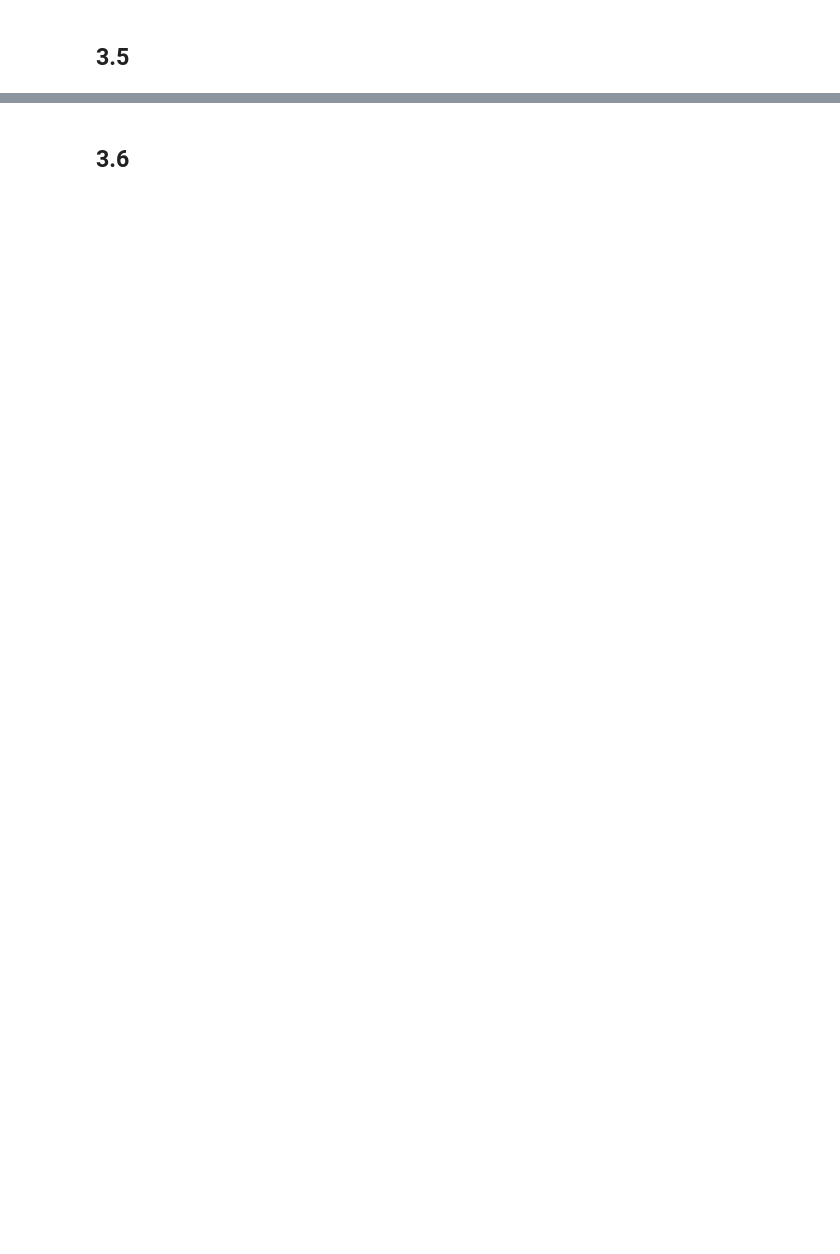
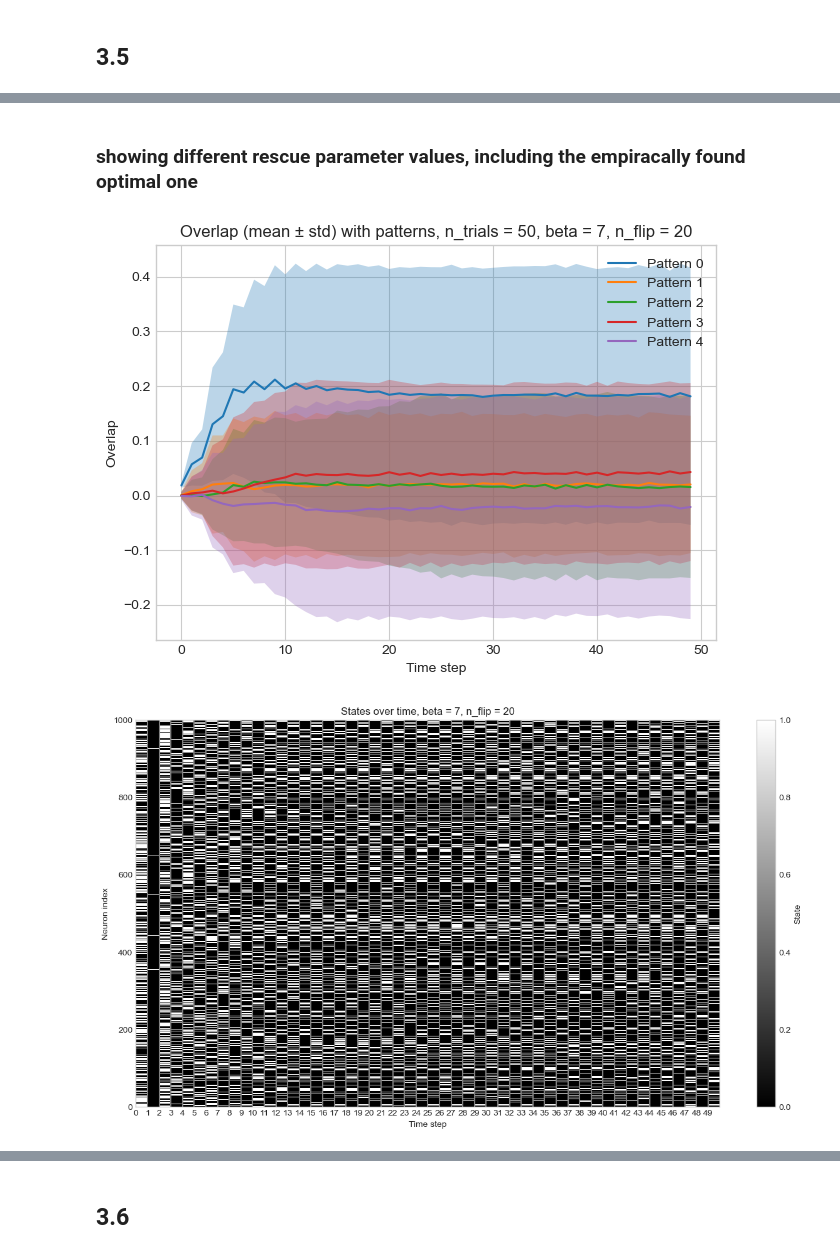
Before and after one commit to seb2o/Biological-Hopfield-Model, a Jupyter notebook: ex3_seb.ipynb, the cells around one changed output, grey strips where cells are left out. Saved outputs shown, nothing was run; the diff lists cells and outputs as text; code cells hidden in the pictures; blank space fills up the shorter version.

```diff
--- a/ex3_seb.ipynb
+++ b/ex3_seb.ipynb
@@ -290,0 +251,69 @@ plt.show()
+# %% [markdown]
+### showing different rescue parameter values, including the empiracally found optimal one
+# %%
+NETWORK_DIM = 1000
+N_PATTERNS = 5
+T = 50
+BETA = 7
+N_FLIPS = [20, 225, 400]
+N_TRIALS = 50  # Number of trials per n_flip condition
+
+for n_flip in N_FLIPS:
+    trial_overlaps = []
+
+    for _ in range(N_TRIALS):
+
+        states = [] #here because I only want to save one trial for the state plot
+
+        patterns = utils.get_n_binary_patterns(n_patterns=N_PATTERNS, pattern_dim=NETWORK_DIM)
+        weights = utils.get_weights(patterns)
+
+        cs = patterns[0].copy()
+        indices = np.random.choice(NETWORK_DIM, n_flip, replace=False)
+        cs[indices] = -cs[indices]
+        cs = (cs + 1) / 2
+
+        overlaps = []
+        for t in range(T):
+            states.append(cs.copy())
+            cs = utils.compute_next_state_stochastic_refractory(cs, weights, BETA)
+            overlaps_t = [utils.overlap_stochastic(cs, patterns[i]) for i in range(len(patterns))]
+            overlaps.append(overlaps_t)
+
+        trial_overlaps.append(overlaps)
+
+    states = np.array(states).T
+    trial_overlaps = np.array(trial_overlaps)  # Shape: (n_trials, T, N_PATTERNS)
+    mean_overlaps = trial_overlaps.mean(axis=0).T  # Shape: (N_PATTERNS, T)
+    std_overlaps = trial_overlaps.std(axis=0).T   # Shape: (N_PATTERNS, T)
+
+    # plot the state-patterns overlaps over time
+    plt.figure()
+    for i in range(N_PATTERNS):
+        plt.plot(mean_overlaps[i], label=f'Pattern {i}')
+        plt.fill_between(
+            range(T),
+            mean_overlaps[i] - std_overlaps[i],
+            mean_overlaps[i] + std_overlaps[i],
+            alpha=0.3
+        )
+    plt.title(f'Overlap (mean ± std) with patterns, n_trials = {N_TRIALS}, beta = {BETA}, n_flip = {n_flip}')
+    plt.xlabel('Time step')
+    plt.ylabel('Overlap')
+    plt.legend()
+    plt.tight_layout()
+    plt.show()
+
+    # plot the states over time
+    plt.figure(figsize=(15, 8))
+    plt.imshow(states, aspect='auto', cmap='gray', extent=[0, states.shape[1], 0, states.shape[0]], interpolation='nearest')
+    plt.xticks(np.arange(states.shape[1]))
+    plt.grid(False)
+    plt.grid(which='major', axis='x', linestyle='-', linewidth=1.5, color='gray')
+    plt.title(f'States over time, beta = {BETA}, n_flip = {n_flip}')
+    plt.xlabel('Time step')
+    plt.ylabel('Neuron index')
+    plt.colorbar(label='State')
+# %% [output]
+[figure, new version]
+[figure, new version]
```
Also changed, not shown: parts of 20 cells of this notebook.
